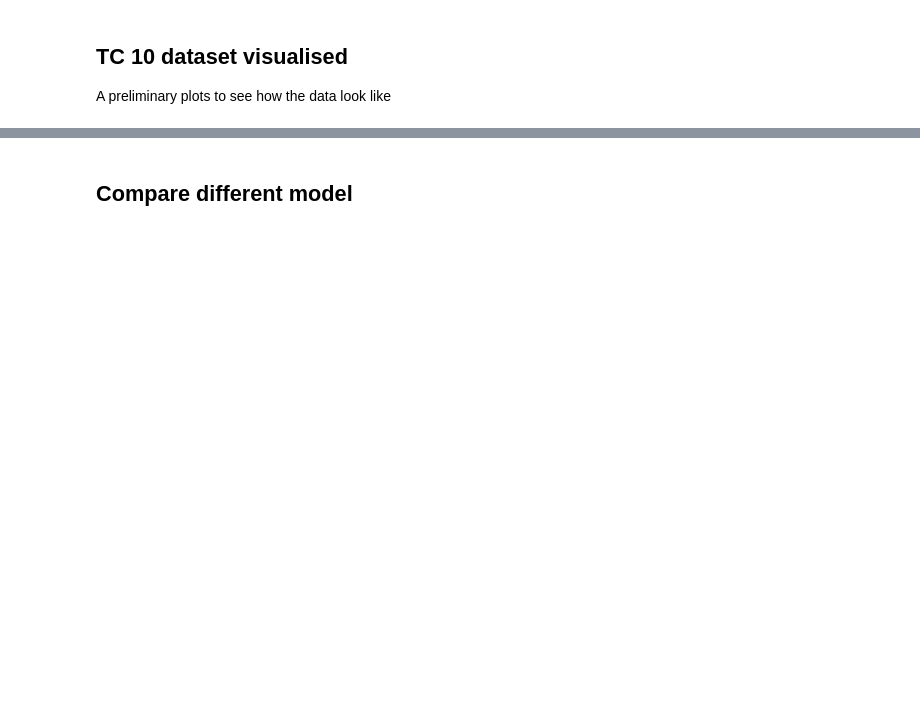
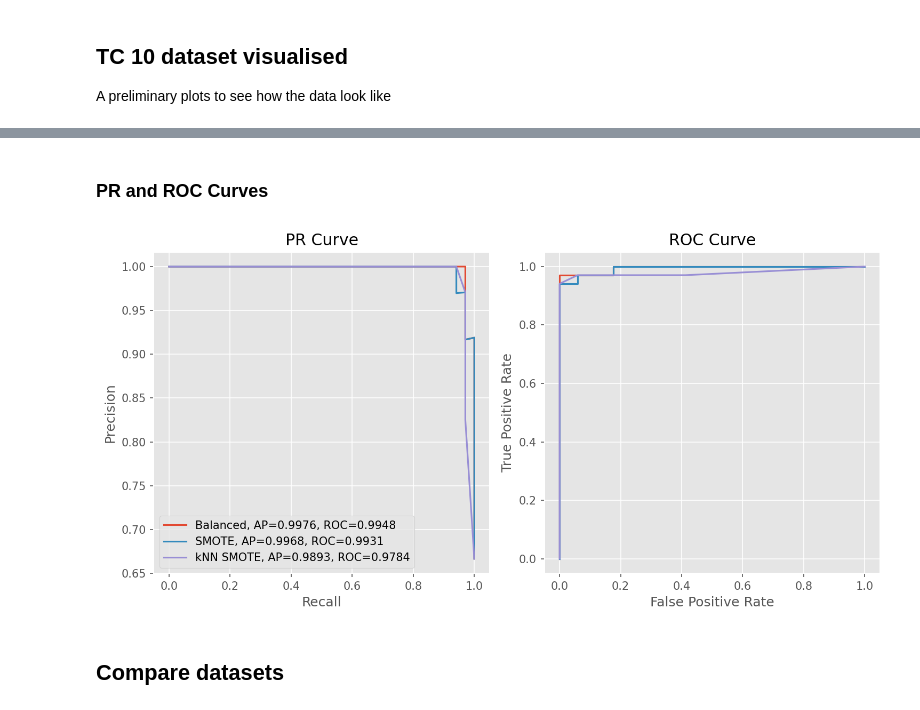
Before and after one commit to philippchan/DGA, a Jupyter notebook: main.ipynb, the cells around one changed output, grey strips where cells are left out. Saved outputs shown, nothing was run; the diff lists cells and outputs as text; code cells hidden in the pictures; blank space fills up the shorter version.

```diff
--- a/main.ipynb
+++ b/main.ipynb
@@ -116,16 +65,3 @@ def create_pipeline(transform_func='yj', model='svc_rbf'):
 ## TC 10 dataset visualised
 
 A preliminary plots to see how the data look like
-# %%
-# make a X, y pair with all data, so all data are displayed on the same scale
-all_labels = pd.concat([duval_data, mirowski_data, hk_data, smote_data])
-all_labels.drop_duplicates(inplace=True)
-all_labels = pd.concat([all_labels, duvalPos], ignore_index=True)
-all_data = pd.DataFrame( [1] * len(duvalPos) + [0] * (1-len(duvalPos) ) )
-X, y = all_labels, all_data[0]
-axis_labels = X.columns
-pipeline = Pipeline([
-    ('yj_transform', PowerTransformer()),  # Yeo-Johnson transformation
-    ('std_scaler', StandardScaler())       # StandardScaler
-])
-X = pd.DataFrame(pipeline.fit_transform(X))
@@ -510,0 +171,2 @@ plt.show()
+# %% [markdown]
+### PR and ROC Curves
@@ -511,2 +252,61 @@ plt.show()
+# %%
+pipeline_balanced = Pipeline([
+    ('yj_transform', PowerTransformer()),
+    ('std_scaler', StandardScaler()),
+    ('svc', SVC(kernel='rbf', class_weight='balanced', probability=True))
+])
+
+pipeline_smote = ImbPipeline([
+    ('yj_transform', PowerTransformer()),
+    ('std_scaler', StandardScaler()),
+    ('smote', SMOTE()),
+    ('svc', SVC(kernel='rbf', probability=True))
+])
+
+pipeline_knn_smote = ImbPipeline([
+    ('yj_transform', PowerTransformer()),
+    ('std_scaler', StandardScaler()),
+    ('smote', SMOTE()),
+    ('knn', KNeighborsClassifier())
+])
+
+# Define checkpoints
+checkpoints = [
+    {
+        'data': tc10_data,
+        'labels': tc10_labels,
+        'architecture': 'SVC (rbf)',
+        'dataset': 'TC 10, balanced',
+        'prepocessing': 'Y–J, z-transform',
+        'pipeline': pipeline_balanced,
+        'legend': 'Balanced'
+    },
+    {
+        'data': tc10_data,
+        'labels': tc10_labels,
+        'architecture': 'SVC (rbf)',
+        'dataset': 'SMOTE',
+        'prepocessing': 'Y–J, z-transform',
+        'pipeline': pipeline_smote,
+        'legend': 'SMOTE'
+    },
+    {
+        'data': tc10_data,
+        'labels': tc10_labels,
+        'architecture': 'kNN',
+        'dataset': 'SMOTE',
+        'prepocessing': 'Y–J, z-transform',
+        'pipeline': pipeline_knn_smote,
+        'legend': 'kNN SMOTE'
+    },
+]
+
+# Run the functions
+results_list = DGA_modelling(checkpoints)
+pd.DataFrame(results_list)
+
+Plot_PR_ROC(checkpoints)
+# %% [output]
+[figure, added]
 # %% [markdown]
-## Compare different model
+## Compare datasets
```
Also changed, not shown: parts of 36 cells of this notebook.
